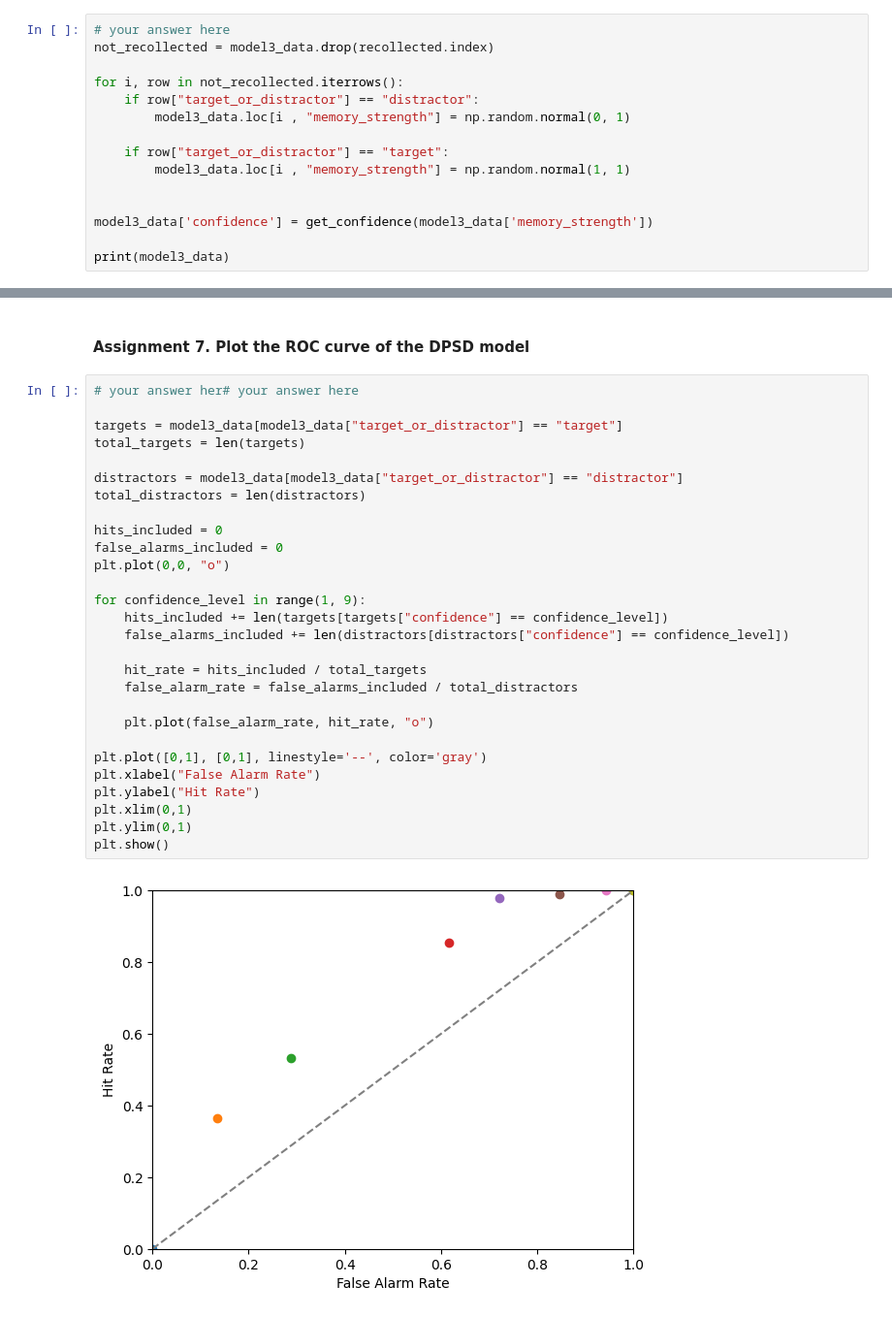
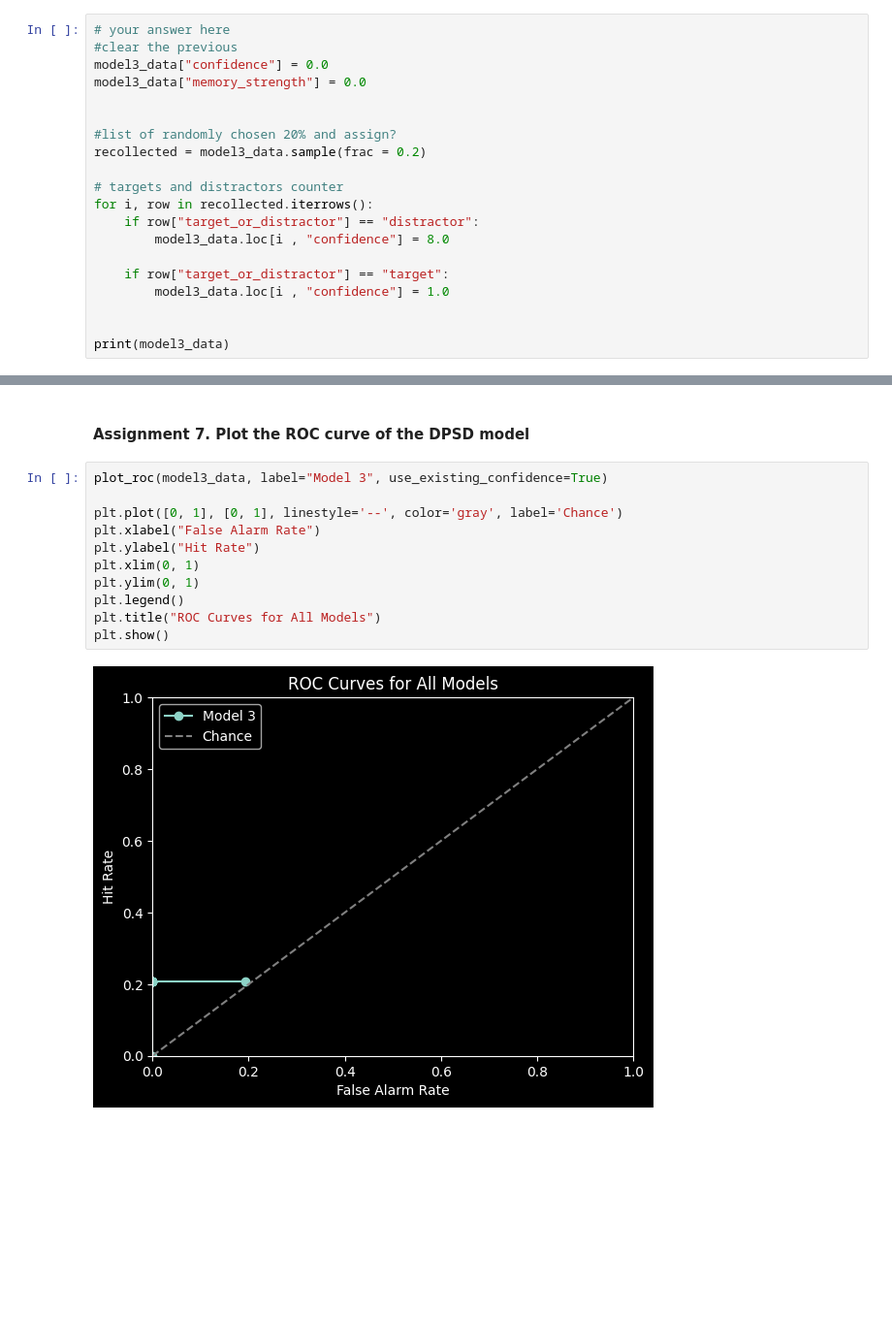
Before and after one commit to miavangellecum/cognition-and-computation, a Jupyter notebook: memory.ipynb, the cells around one changed output, grey strips where cells are left out. Shown at 97% size. Drawn from its saved outputs; the diff is of its cells as text; blank space fills up the shorter version.

Commit message:
fixed the ROC plotting, TODO the model 3

```diff
--- a/memory.ipynb
+++ b/memory.ipynb
@@ -448,18 +396,23 @@ print(model3_data)
 </div>
 # %%
 # your answer here
-not_recollected = model3_data.drop(recollected.index)
+#clear the previous
+model3_data["confidence"] = 0.0
+model3_data["memory_strength"] = 0.0
 
-for i, row in not_recollected.iterrows():
+
+#list of randomly chosen 20% and assign?
+recollected = model3_data.sample(frac = 0.2)
+
+# targets and distractors counter
+for i, row in recollected.iterrows():
     if row["target_or_distractor"] == "distractor":
-        model3_data.loc[i , "memory_strength"] = np.random.normal(0, 1)
+        model3_data.loc[i , "confidence"] = 8.0
 
     if row["target_or_distractor"] == "target":
-        model3_data.loc[i , "memory_strength"] = np.random.normal(1, 1)
+        model3_data.loc[i , "confidence"] = 1.0
 
 
-model3_data['confidence'] = get_confidence(model3_data['memory_strength'])
-
 print(model3_data)
 # %% [output]
            item target_or_distractor  memory_strength  confidence
@@ -479,32 +432,15 @@ print(model3_data)
 # %% [markdown]
 #### Assignment 7. Plot the ROC curve of the DPSD model
 # %%
-# your answer her# your answer here
+plot_roc(model3_data, label="Model 3", use_existing_confidence=True)
 
-targets = model3_data[model3_data["target_or_distractor"] == "target"]
-total_targets = len(targets)
-
-distractors = model3_data[model3_data["target_or_distractor"] == "distractor"]
-total_distractors = len(distractors)
-
-hits_included = 0
-false_alarms_included = 0
-plt.plot(0,0, "o")
-
-for confidence_level in range(1, 9):
-    hits_included += len(targets[targets["confidence"] == confidence_level])
-    false_alarms_included += len(distractors[distractors["confidence"] == confidence_level])
-
-    hit_rate = hits_included / total_targets
-    false_alarm_rate = false_alarms_included / total_distractors
-
-    plt.plot(false_alarm_rate, hit_rate, "o")
-
-plt.plot([0,1], [0,1], linestyle='--', color='gray')
+plt.plot([0, 1], [0, 1], linestyle='--', color='gray', label='Chance')
 plt.xlabel("False Alarm Rate")
 plt.ylabel("Hit Rate")
-plt.xlim(0,1)
-plt.ylim(0,1)
+plt.xlim(0, 1)
+plt.ylim(0, 1)
+plt.legend()
+plt.title("ROC Curves for All Models")
 plt.show()
 # %% [output]
-[figure, old version]
+[figure, new version]
```
Also changed, not shown: parts of 7 cells of this notebook.
